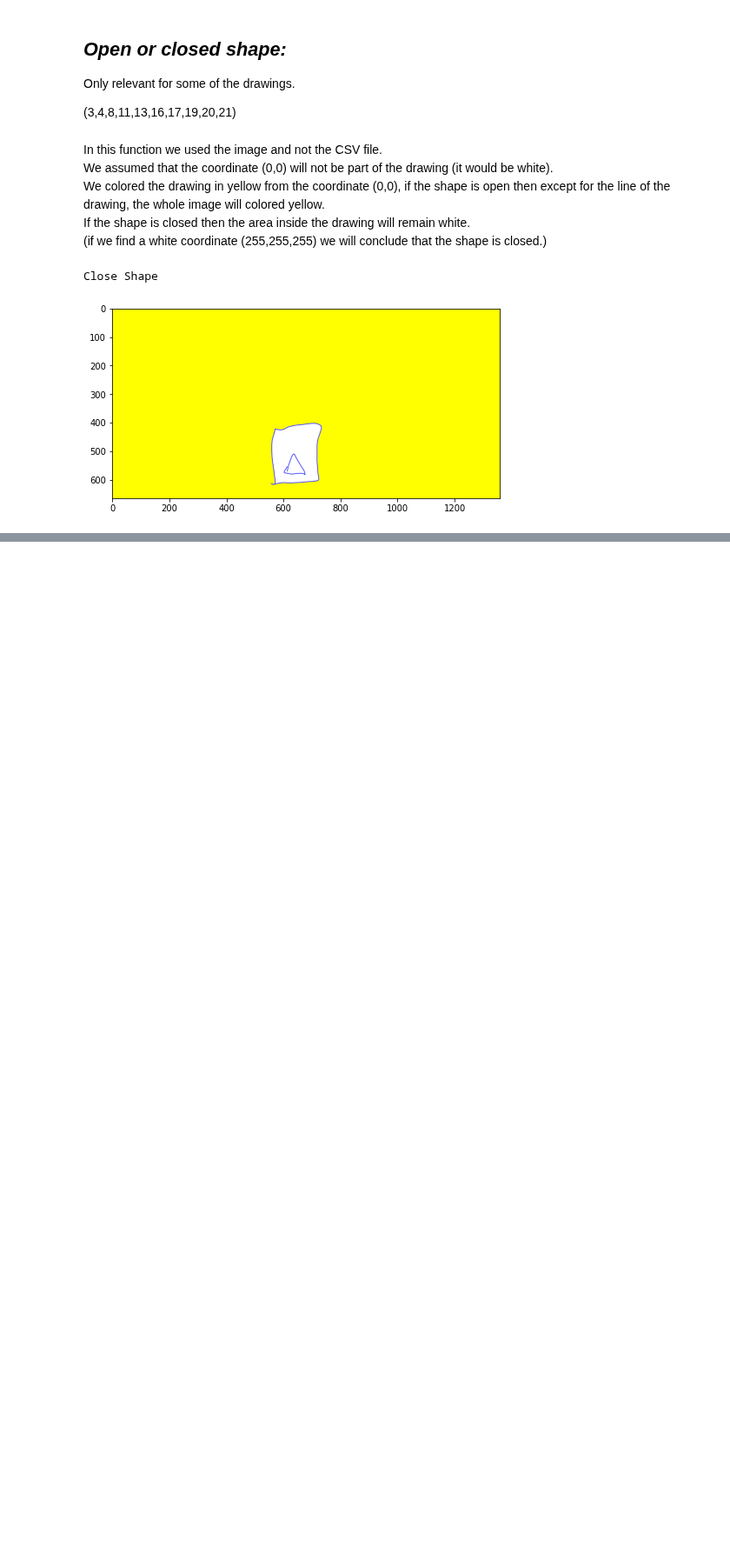
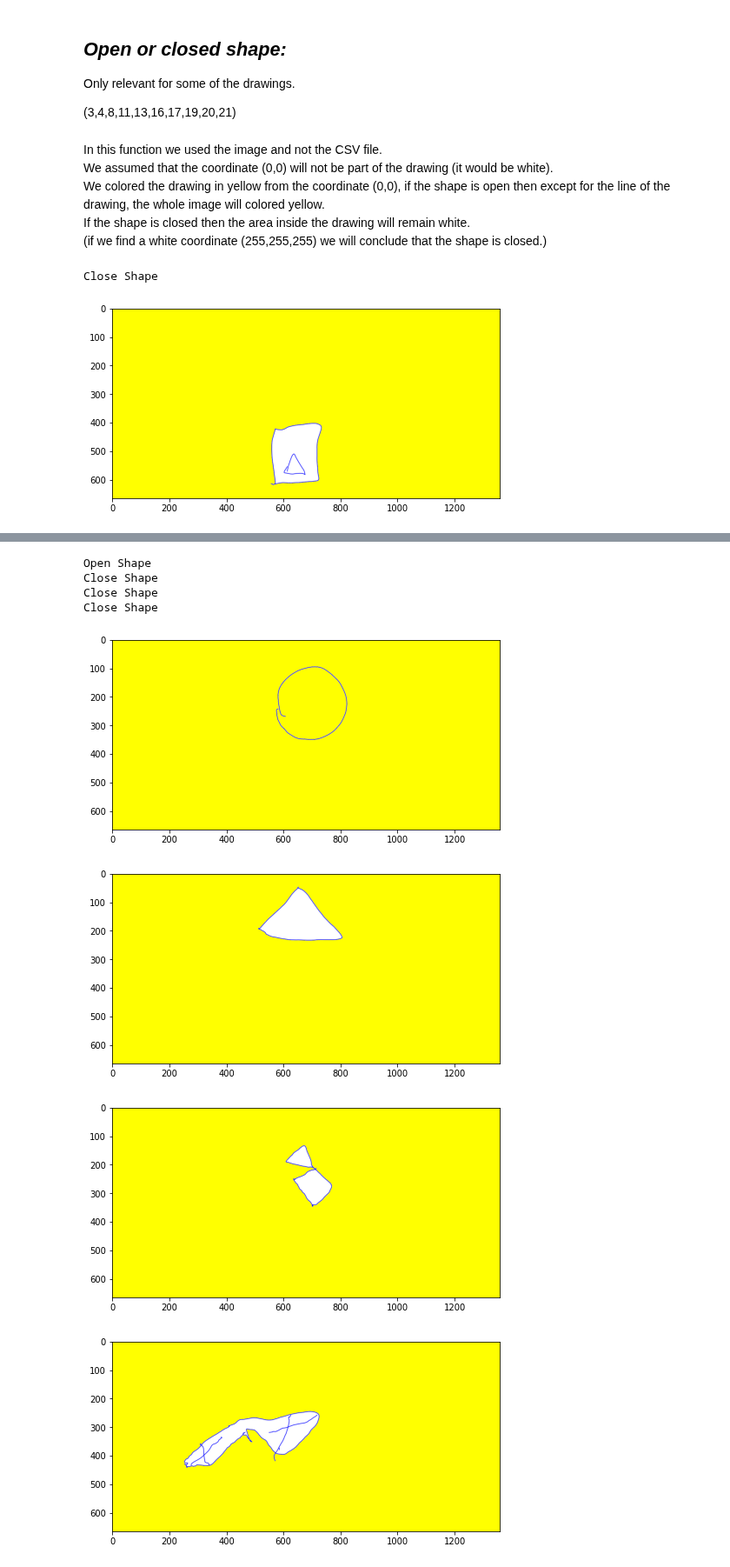
Before and after one commit to NoaAmichai/Final_project, a Jupyter notebook: Pandas Kids Drawings.ipynb, the cells around one changed output, grey strips where cells are left out. Shown at 87% size. Drawn from its saved outputs; the diff is of its cells as text; code cells hidden in the pictures; blank space fills up the shorter version.

```diff
--- a/Pandas Kids Drawings.ipynb
+++ b/Pandas Kids Drawings.ipynb
@@ -290,0 +293,14 @@ Close Shape
+# %%
+openOrClose(7570, 3)
+openOrClose(7569, 4)
+openOrClose(7574, 11)
+openOrClose(7556, 21)
+# %% [output]
+Open Shape
+Close Shape
+Close Shape
+Close Shape
+[figure, added]
+[figure, added]
+[figure, added]
+[figure, added]
```
Also changed, not shown: parts of 1 cell of this notebook.
